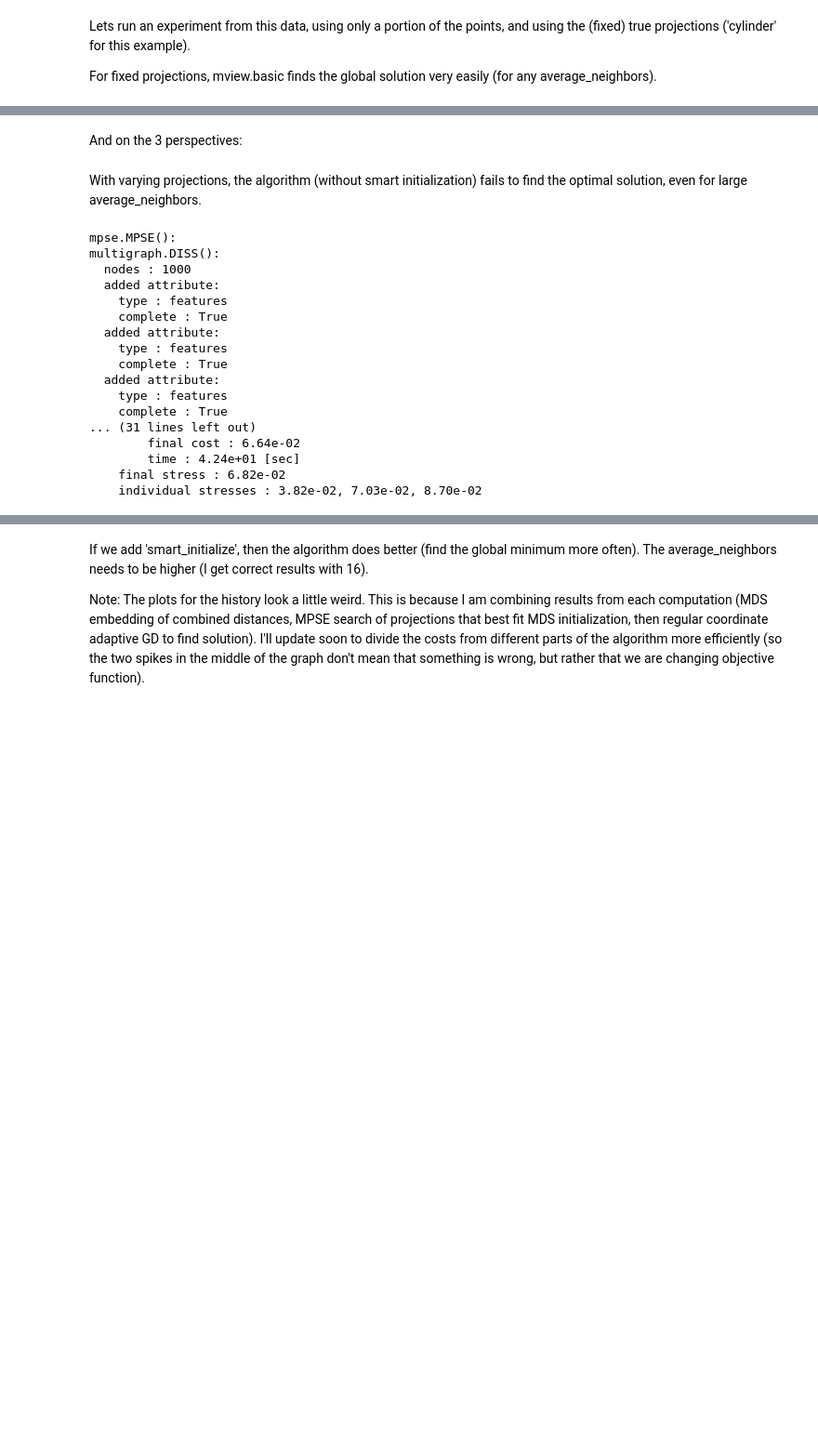
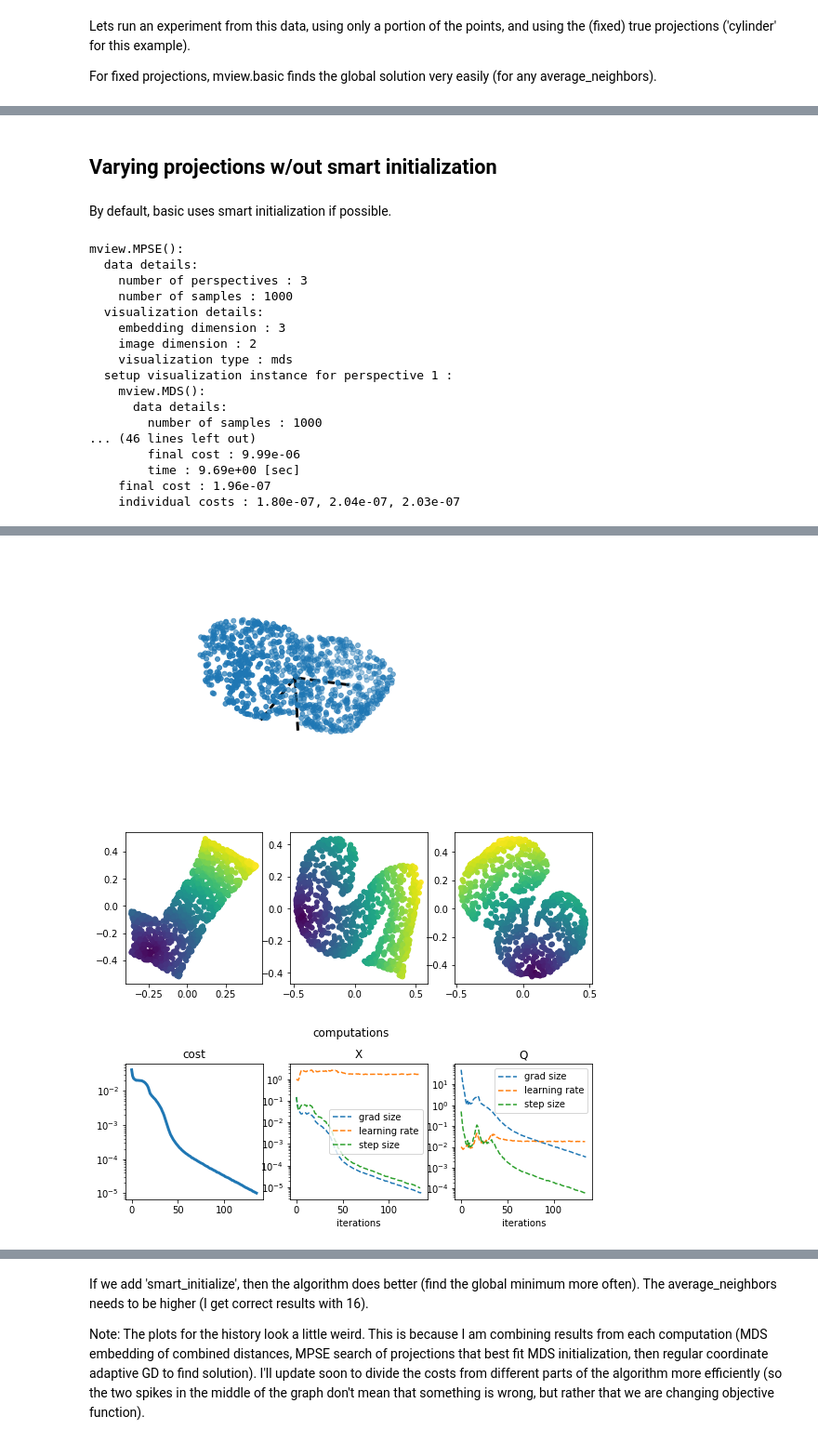
Before and after one commit to enggiqbal/MPSE, a Jupyter notebook: MPSE/mview_examples/123_example.ipynb, the cells around one changed output, grey strips where cells are left out. Shown at 93% size. Saved outputs shown, nothing was run; the diff lists cells and outputs as text; code cells hidden in the pictures; blank space fills up the shorter version.

```diff
--- a/MPSE/mview_examples/123_example.ipynb
+++ b/MPSE/mview_examples/123_example.ipynb
@@ -87,32 +85,33 @@ mv.figureH()
-# %% [markdown]
-And on the 3 perspectives:
-# %% [markdown]
-With varying projections, the algorithm (without smart initialization) fails to find the optimal solution, even for large average_neighbors.
+# %% [markdown]
+## Varying projections w/out smart initialization
+# %% [markdown]
+By default, basic uses smart initialization if possible.
 # %%
 mv = mview.basic([Y1,Y2,Y3],
-                 average_neighbors = 2,
-                 max_iter=300, min_grad=1e-5,lr=[10,.1],min_cost=1e-4,
+                 batch_size = 20,
+                 max_iter=300, min_grad=1e-5, min_cost=1e-5,
+                 smart_initialize = False,
                  verbose=2)
 # %% [output]
-mpse.MPSE():
-multigraph.DISS():
-  nodes : 1000
-  added attribute:
-    type : features
-    complete : True
-  added attribute:
-    type : features
-    complete : True
-  added attribute:
-    type : features
-    complete : True
-... (31 lines left out)
-        final cost : 6.64e-02
-        time : 4.24e+01 [sec]
-    final stress : 6.82e-02
-    individual stresses : 3.82e-02, 7.03e-02, 8.70e-02
+mview.MPSE():
+  data details:
+    number of perspectives : 3
+    number of samples : 1000
+  visualization details:
+    embedding dimension : 3
+    image dimension : 2
+    visualization type : mds
+  setup visualization instance for perspective 1 :
+    mview.MDS():
+      data details:
+        number of samples : 1000
+... (46 lines left out)
+        final cost : 9.99e-06
+        time : 9.69e+00 [sec]
+    final cost : 1.96e-07
+    individual costs : 1.80e-07, 2.04e-07, 2.03e-07
 # %%
-mv.figureX()
-mv.figureY()
-mv.figureH()
+mv.plot_embedding()
+mv.plot_images()
+mv.plot_computations()
 # %% [output]
@@ -124,0 +118,3 @@ mv.figureH()
+[figure, added]
+[figure, added]
+[figure, added]
```
Also changed, not shown: parts of 12 cells of this notebook, 9 other files.
